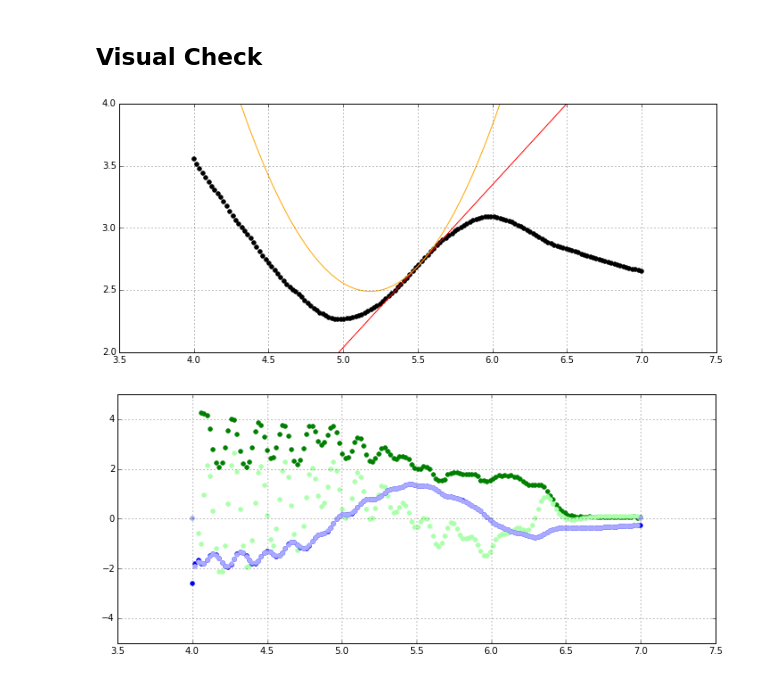
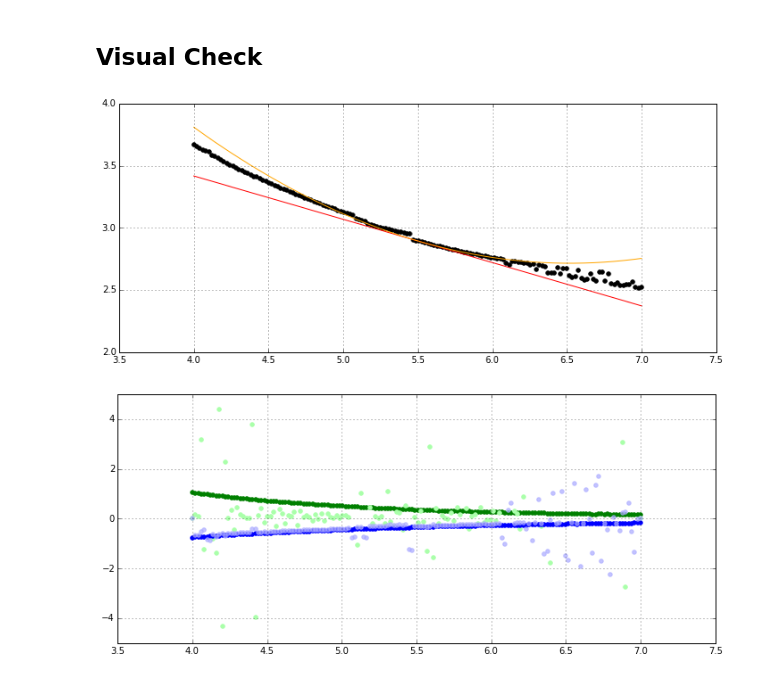
Before and after one commit to toni88x/rebound, a Jupyter notebook: python_examples/LangevinMCMC-2nd-Order.ipynb, the cells around one changed output. Saved outputs shown, nothing was run; the diff lists cells and outputs as text; code cells hidden in the pictures.

```diff
--- a/python_examples/LangevinMCMC-2nd-Order.ipynb
+++ b/python_examples/LangevinMCMC-2nd-Order.ipynb
@@ -18,7 +18,7 @@ Simulation time:        0.000000
 ## Simulated data:
 # %%
 data_N = 30
-data_t = np.linspace(0.1,100,data_N)+0.5*np.random.rand(data_N)
+data_t = np.linspace(0.1,1,data_N)+0.5*np.random.rand(data_N)
 data_rv = 0.500883379885605*(np.sin(2.*np.pi*data_t/50.+0.2*np.pi)+0.16*(np.random.rand(data_N)-0.5))
 # %%
 plt.scatter(data_t, data_rv);
@@ -52,7 +52,7 @@ def simulation(cart):
     ps = r.particles
 
 
-    delta = 1e-7
+    delta = 1e-4
     # First order
     for l in range(numvar):
         cart2 = cart.copy()
@@ -92,27 +92,30 @@ def simulation(cart):
 
     sim_rv = 0.
     sim_rvd = np.zeros(numvar)
-    sim_rvd2 = np.zeros((numvar*(numvar+1)/2,4))
+    sim_rvd2 = np.zeros(numvar*(numvar+1)/2)
     for i,t in enumerate(data_t):
         r.integrate(t)
         dv = ps[1].vx-data_rv[i]
         sim_rv  += dv**2
         for k in range(numvar):
-            sim_rvd[k] += (ps[k*N+1+N].vx)**2 + 2.*ps[k*N+1+N].vx*dv
+            idvar2 = (k*(k+1)/2+k)*N+N*numvar+N+1
+            sim_rvd[k] += 2.*(2.*ps[idvar2].vx+ps[k*N+1+N].vx)*(dv+ps[k*N+1+N].vx+ps[idvar2].vx)
         _id = 0
         for l in range(numvar):
             for k in range(l+1):
-                sim_rvd2[_id][0] += np.square(ps[1].vx + 0.5*ps[l*N+N+1].vx + 0.5*ps[k*N+N+1].vx + .0000000* ps[_id*N+N*numvar+N+1].vx - data_rv[i])
-                sim_rvd2[_id][1] += np.square(ps[1].vx + 0.5*ps[l*N+N+1].vx - 0.5*ps[k*N+N+1].vx - .0000000* ps[_id*N+N*numvar+N+1].vx - data_rv[i])
-                sim_rvd2[_id][2] += np.square(ps[1].vx - 0.5*ps[l*N+N+1].vx + 0.5*ps[k*N+N+1].vx - .0000000* ps[_id*N+N*numvar+N+1].vx - data_rv[i])
-                sim_rvd2[_id][3] += np.square(ps[1].vx - 0.5*ps[l*N+N+1].vx - 0.5*ps[k*N+N+1].vx + .0000000* ps[_id*N+N*numvar+N+1].vx - data_rv[i])
+                idvar2 = _id*N+N*numvar+N+1
+
+                d1 = 4.*ps[idvar2].vx*(dv+ps[k*N+1+N].vx+ps[idvar2].vx) + 2.*(ps[k*N+1+N].vx+2.*ps[idvar2].vx)**2
+
+                sim_rvd2[_id] += 2.*ps[idvar2].vx*(dv+ps[k*N+1+N].vx+1./2.*ps[idvar2].vx)
+                #(ps[k*N+1+N].vx)**2 + 2.*dv*ps[idvar2].vx + 6.*ps[idvar2].vx*ps[l*N+1+N].vx + 3.*(ps[idvar2].vx)**2
 
                 #if _id ==0 and i == len(data_t)-1:
                 #    print ps[1].vx,ps[l*N+N+1].vx,ps[vari].vx
                 _id += 1
     err  = np.sqrt(sim_rv)
     errd = sim_rvd/(2.*delta*err)
-    errd2 = np.sqrt(sim_rvd2)
+
     #err = sim_rv
     #errd = sim_rvd
     #errd2 = sim_rvd2
@@ -121,7 +124,7 @@ def simulation(cart):
     _id = 0
     for l in range(numvar):
         for k in range(l+1):
-            fdd =   (errd2[_id][0] - errd2[_id][1] - errd2[_id][2] + errd2[_id][3])
+            fdd =   -sim_rvd[k]*sim_rvd[l]/(4.*(delta**2)*(err**3)) + sim_rvd2[_id]/(2.*(delta**2)*err)
             #fdd =   (errd2[_id][0] -  errd2[_id][3])
             #if _id==0:
             #    print fdd, errd[0,0]-errd[0,1]
@@ -132,7 +135,7 @@ def simulation(cart):
 
     #print err, -(errd-err)/delta, -(errd2-err)/(delta)
 
-    return err, errd, errd2m/(4.*delta*delta)
+    return err, errd, errd2m
 # %% [markdown]
 ## Visual Check
 # %%
@@ -170,7 +173,7 @@ def widget_plot(ind):
 
     def f(a,i):
         da = a - a_s[i]
-        return errs[i] + gradients[i]*da,  errs[i] + gradients[i]*da + hessians[i]*da*da
+        return errs[i] + gradients[i]*da,  errs[i] + gradients[i]*da + 0.5*hessians[i]*da*da
 
     a_s_fine = np.linspace(a_s[0],a_s[-1],N_grid*10)
     err_fine = np.zeros(N_grid*10)
@@ -179,33 +182,33 @@ def widget_plot(ind):
         err_fine[i], err_fine2[i] = f(a,ind)
     plt.plot(a_s_fine, err_fine, color="r");
     plt.plot(a_s_fine, err_fine2, color="#FFA500");
     plt.grid()
 
 
 
     fig2 = plt.figure(figsize=(12,5))
     plt.ylim([-5,5])
     gradient_direct = np.zeros(N_grid)
     hessian_direct = np.zeros(N_grid)
     for i,a in enumerate(a_s_fine):
         if i>0 and i<N_grid-1:
             gradient_direct[i] = (errs[i+1]-errs[i-1])/(a_s[i+1]-a_s[i-1])
             hessian_direct[i]  = (errs[i+1]-2.*errs[i]+errs[i-1])/((a_s[i+1]-a_s[i-1])*(a_s[i+1]-a_s[i-1]))
 
     plt.scatter(a_s, hessians, color="g");
     plt.scatter(a_s, hessian_direct, color="#aaffaa");
     plt.scatter(a_s, gradients, color="b");
-    plt.scatter(a_s, gradient_direct, color="#aaaaff");
+    plt.scatter(a_s, gradient_direct, color="#aaaaff",alpha=0.7);
     plt.grid()
 
 
     return fig, fig2
 
 
 w = interactive(widget_plot,
                 ind=(0,N_grid))
 
 display(w)
 # %% [output]
-[figure, old version]
+[figure, new version]
-[figure, old version]
+[figure, new version]
```
Also changed, not shown: parts of 3 cells of this notebook.
